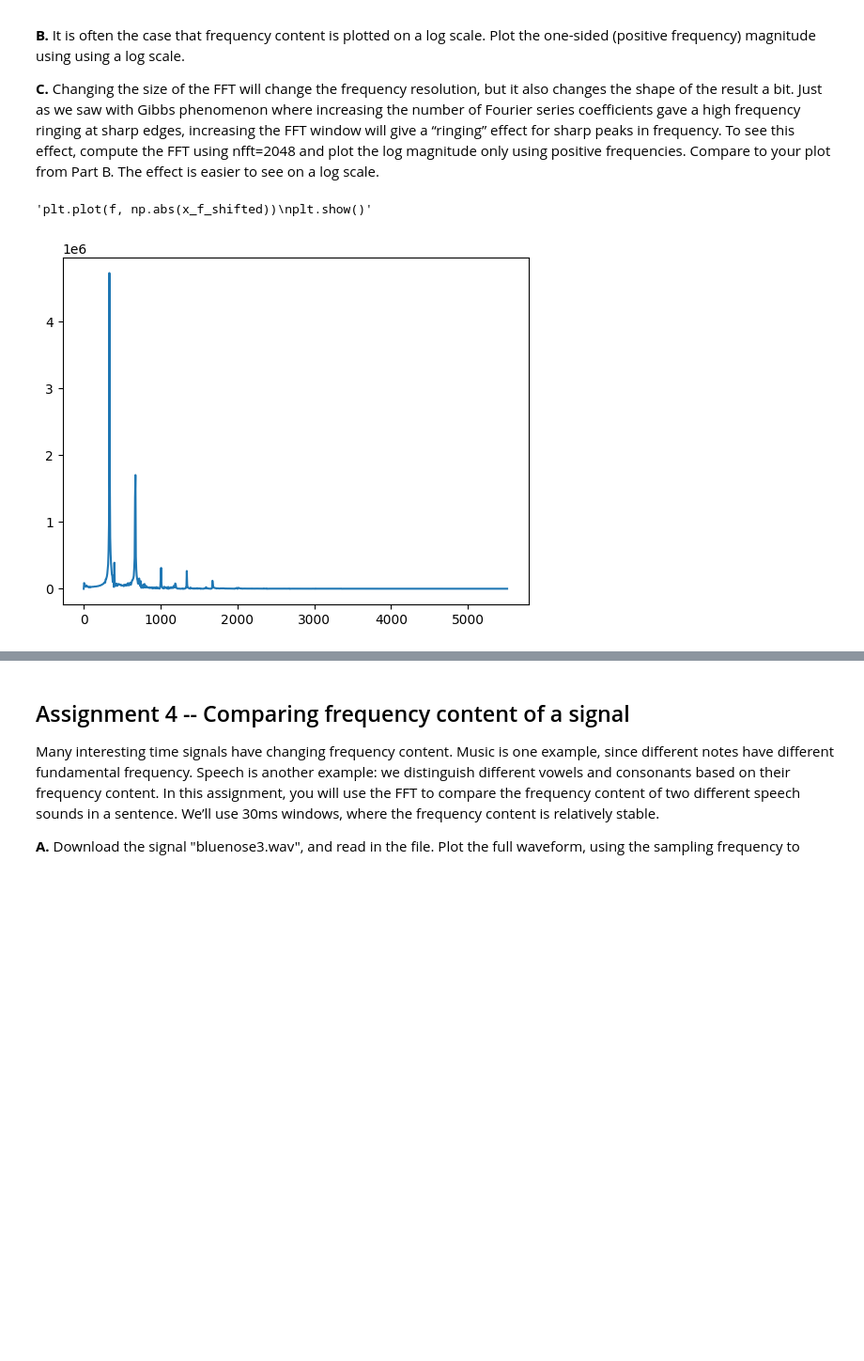
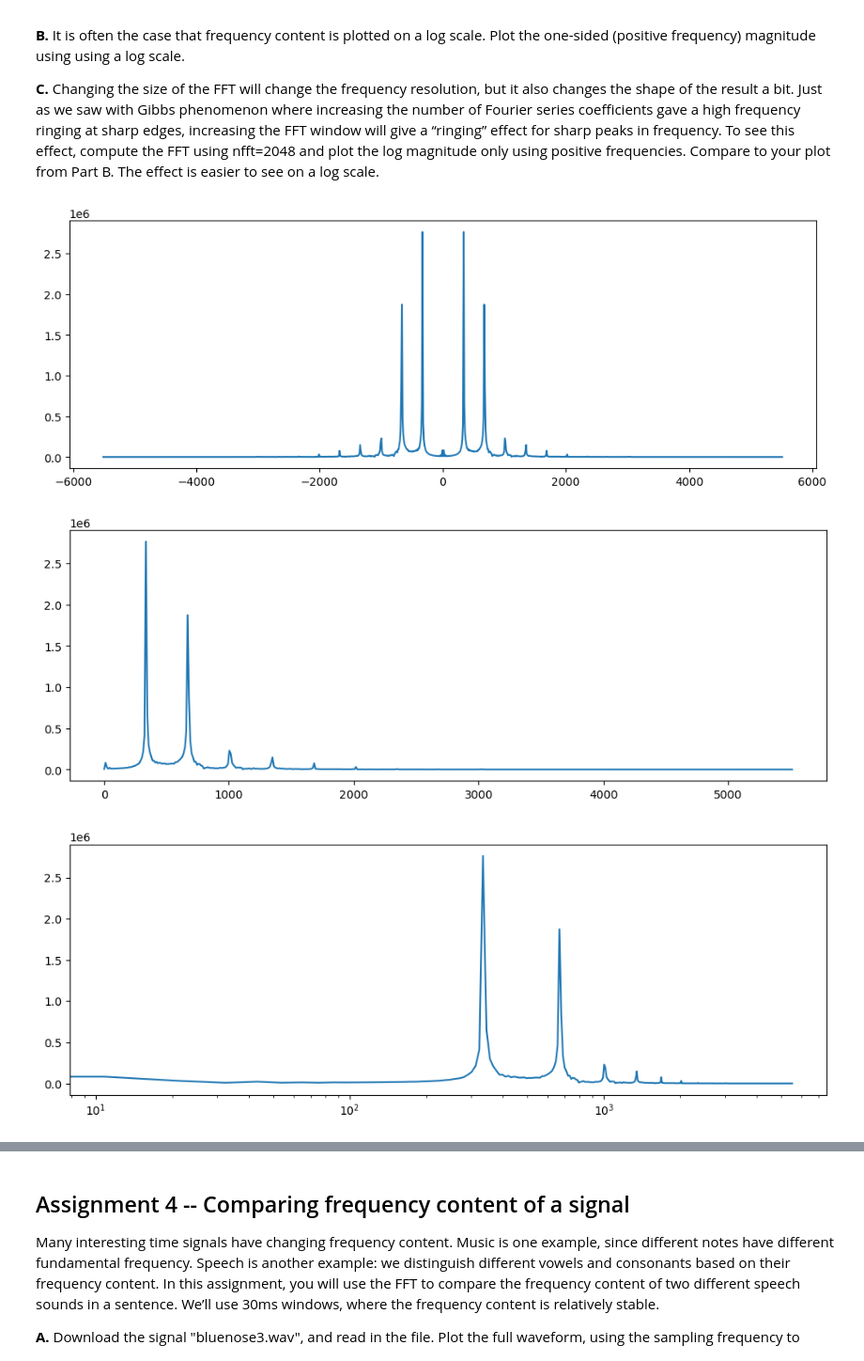
Before and after one commit to h-badams/ee-242, a Jupyter notebook: EE 242 Lab 3/EE242_Lab3b.ipynb, the cells around one changed output, grey strips where cells are left out. Shown at 94% size. Drawn from its saved outputs; the diff is of its cells as text; code cells hidden in the pictures; blank space fills up the shorter version.

```diff
--- a/EE 242 Lab 3/EE242_Lab3b.ipynb
+++ b/EE 242 Lab 3/EE242_Lab3b.ipynb
@@ -38,31 +38,47 @@ For this assignment, you will use a discrete Fourier transform (specifically, th
 # %%
 # Assignment 3 - Analyzing frequency content of a signal
 
-fs, horn = wav.read("horn11short.wav")
-duration = len(horn) / fs
+fs, data = wav.read("horn11short.wav")
+data=data[int((0.2)*fs):int((0.3)*fs)]
+nfft=1024
+x_f=np.fft.fft(data, nfft)
+x_f2=np.fft.fftshift(x_f)
+positive_x_f2=x_f2[int(len(x_f2)/2):]
+freq=np.linspace(-fs/2,fs/2,num=nfft)
+freq1=np.linspace(0,fs/2,num=int(nfft/2))
+plt.figure(figsize=(12,4))
+plt.plot(freq,np.abs(x_f2))
+plt.figure(figsize=(12,4))
+plt.plot(freq1,np.abs(positive_x_f2))
+
+
 # Part A - Using python FFT function
 # Use the np.fft.ftt function to find the fourier domain representation of the horn signal
-
-x_f = np.fft.fft(horn, n=2048)
-x_f_shifted = np.fft.fftshift(x_f)
 # Use the np.fft.fftshift to find the shifted fft
 # Plot and see the positive and negative frequencies (remember to scale the FFT index by fs/nfft and magnitude by fs*signal_duration)
-f = np.linspace(0, fs/2, 1024)
-plt.plot(f, np.abs(x_f[:len(x_f) // 2]))
-
-f = np.linspace(-fs/2, fs/2, 1024)
-'''plt.plot(f, np.abs(x_f_shifted))
-plt.show()'''
     # Seperate out the positive part into another vector
     # Plot the seperated signal
 
 # Part B - Plot the FFT across frequency
 # Repeat the process for plotting the positive frequencies
 # Use the following to change your x-axis to logscale and plot in parallel ----- matplotlib.pyplot.xscale(value, **kwargs)
+plt.figure(figsize=(12,4))
+plt.plot(freq1,np.abs(positive_x_f2))
+plt.xscale('log')
 
 # Part C - Horn Signal Ringing effect.
 # Do the same things as Part A but with nfft = 2048
+nfft=2048
+x_f=np.fft.fft(data, nfft)
+x_f2=np.fft.fftshift(x_f)
+positive_x_f2=x_f2[int(len(x_f2)/2):]
+freq2=np.linspace(0,fs/2,num=int(nfft/2))
+plt.figure(figsize=(12,4))
+plt.plot(freq2,np.abs(positive_x_f2))
+plt.xscale('log')
+plt.show()
 # Plot the the signal (positive frequencies only) and observe the additional ringing -- compare with Part B
 # %% [output]
-'plt.plot(f, np.abs(x_f_shifted))\nplt.show()'
-[figure, old version]
+[figure, new version]
+[figure, added]
+[figure, added]
```
Also changed, not shown: parts of 6 cells of this notebook, 6 other files.
